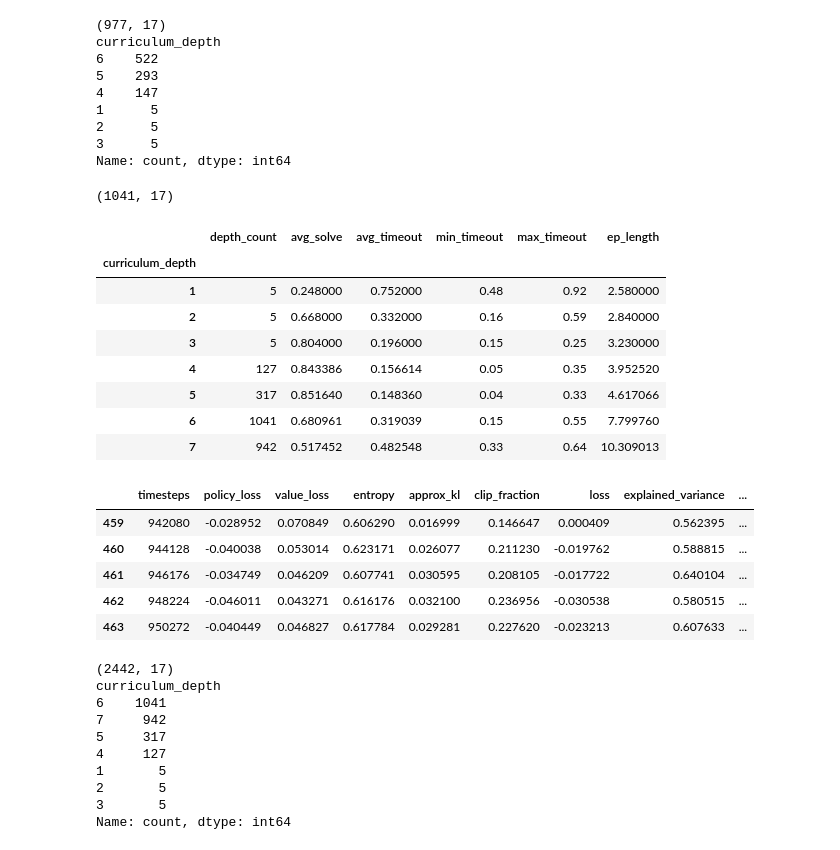
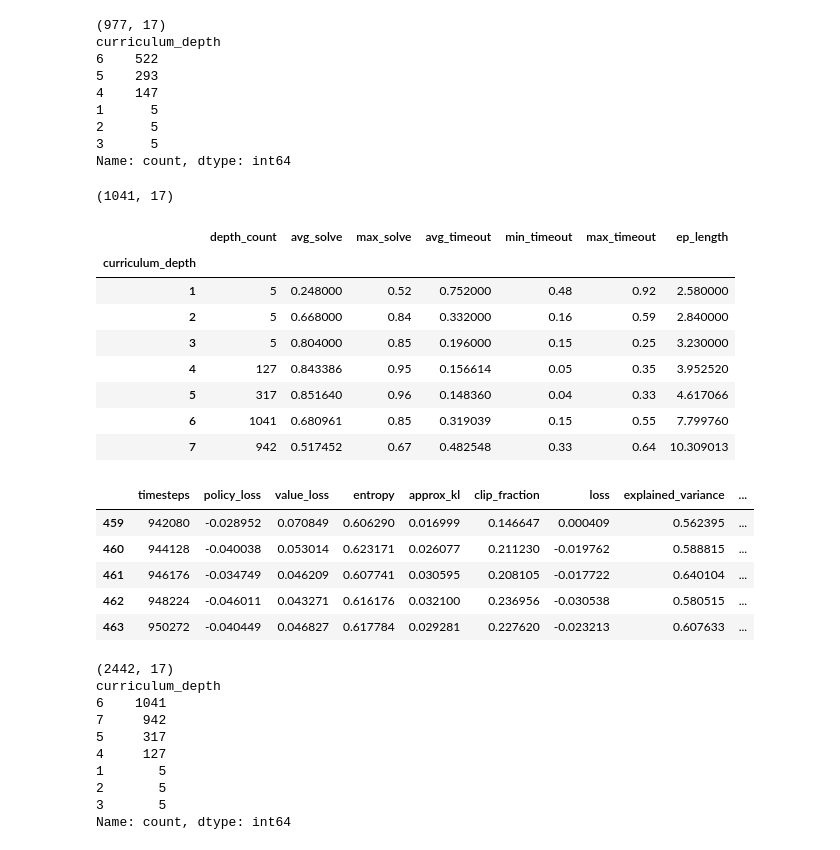
Before and after one commit to Ukandu20/rubix-cube, a Jupyter notebook: notebooks/main.ipynb, the cells around one changed output. Saved outputs shown, nothing was run; the diff lists cells and outputs as text; code cells hidden in the pictures.

```diff
--- a/notebooks/main.ipynb
+++ b/notebooks/main.ipynb
@@ -461,40 +508,41 @@ Name: count, dtype: int64
 # %%
 history = pd.read_csv("../models/artifacts/ppo/depth_1_10_onehot/v005/history.csv")
 
 history_5 = history[history['curriculum_depth'] == 6]
 
 print(history_5.shape)
 solve_rate = history.copy()
 
 depth_stats = solve_rate.groupby('curriculum_depth').agg(
     depth_count=('curriculum_depth', 'count'),
     avg_solve=('train_solve_rate', 'mean'),
+    max_solve=('train_solve_rate', 'max'),
     avg_timeout=('timeout_rate', 'mean'),
     min_timeout=('timeout_rate', 'min'),
     max_timeout=('timeout_rate', 'max'),
     ep_length=('mean_episode_length', 'mean'),
 
 )
 
 display(depth_stats)
 
 display(history_5.head())
 print(history.shape)
 print(history['curriculum_depth'].value_counts())
 
 fig1 = px.line(history_5, x='timesteps', y='entropy')
 fig1.show()
 # %% [output]
 (1041, 17)
-|  | depth_count | avg_solve | avg_timeout | min_timeout | max_timeout | ep_length |
-| curriculum_depth |  |  |  |  |  |  |
-| 1 | 5 | 0.248000 | 0.752000 | 0.48 | 0.92 | 2.580000 |
-| 2 | 5 | 0.668000 | 0.332000 | 0.16 | 0.59 | 2.840000 |
-| 3 | 5 | 0.804000 | 0.196000 | 0.15 | 0.25 | 3.230000 |
-| 4 | 127 | 0.843386 | 0.156614 | 0.05 | 0.35 | 3.952520 |
-| 5 | 317 | 0.851640 | 0.148360 | 0.04 | 0.33 | 4.617066 |
-| 6 | 1041 | 0.680961 | 0.319039 | 0.15 | 0.55 | 7.799760 |
-| 7 | 942 | 0.517452 | 0.482548 | 0.33 | 0.64 | 10.309013 |
+|  | depth_count | avg_solve | max_solve | avg_timeout | min_timeout | max_timeout | ep_length |
+| curriculum_depth |  |  |  |  |  |  |  |
+| 1 | 5 | 0.248000 | 0.52 | 0.752000 | 0.48 | 0.92 | 2.580000 |
+| 2 | 5 | 0.668000 | 0.84 | 0.332000 | 0.16 | 0.59 | 2.840000 |
+| 3 | 5 | 0.804000 | 0.85 | 0.196000 | 0.15 | 0.25 | 3.230000 |
+| 4 | 127 | 0.843386 | 0.95 | 0.156614 | 0.05 | 0.35 | 3.952520 |
+| 5 | 317 | 0.851640 | 0.96 | 0.148360 | 0.04 | 0.33 | 4.617066 |
+| 6 | 1041 | 0.680961 | 0.85 | 0.319039 | 0.15 | 0.55 | 7.799760 |
+| 7 | 942 | 0.517452 | 0.67 | 0.482548 | 0.33 | 0.64 | 10.309013 |
 |  | timesteps | policy_loss | value_loss | entropy | approx_kl | clip_fraction | loss | explained_variance | ... |
 | 459 | 942080 | -0.028952 | 0.070849 | 0.606290 | 0.016999 | 0.146647 | 0.000409 | 0.562395 | ... |
 | 460 | 944128 | -0.040038 | 0.053014 | 0.623171 | 0.026077 | 0.211230 | -0.019762 | 0.588815 | ... |
```
Also changed, not shown: parts of 4 cells of this notebook, 4 other files.
